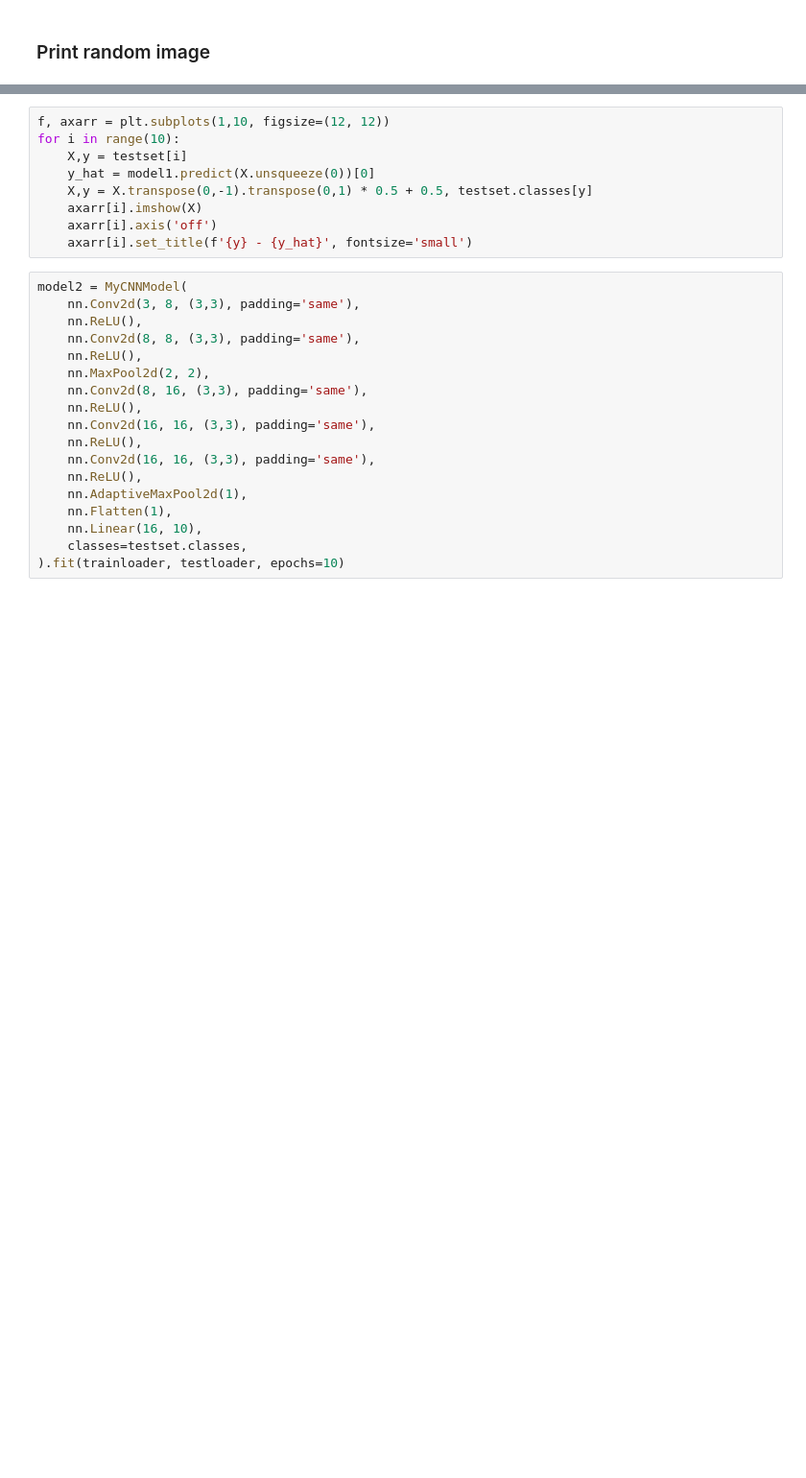
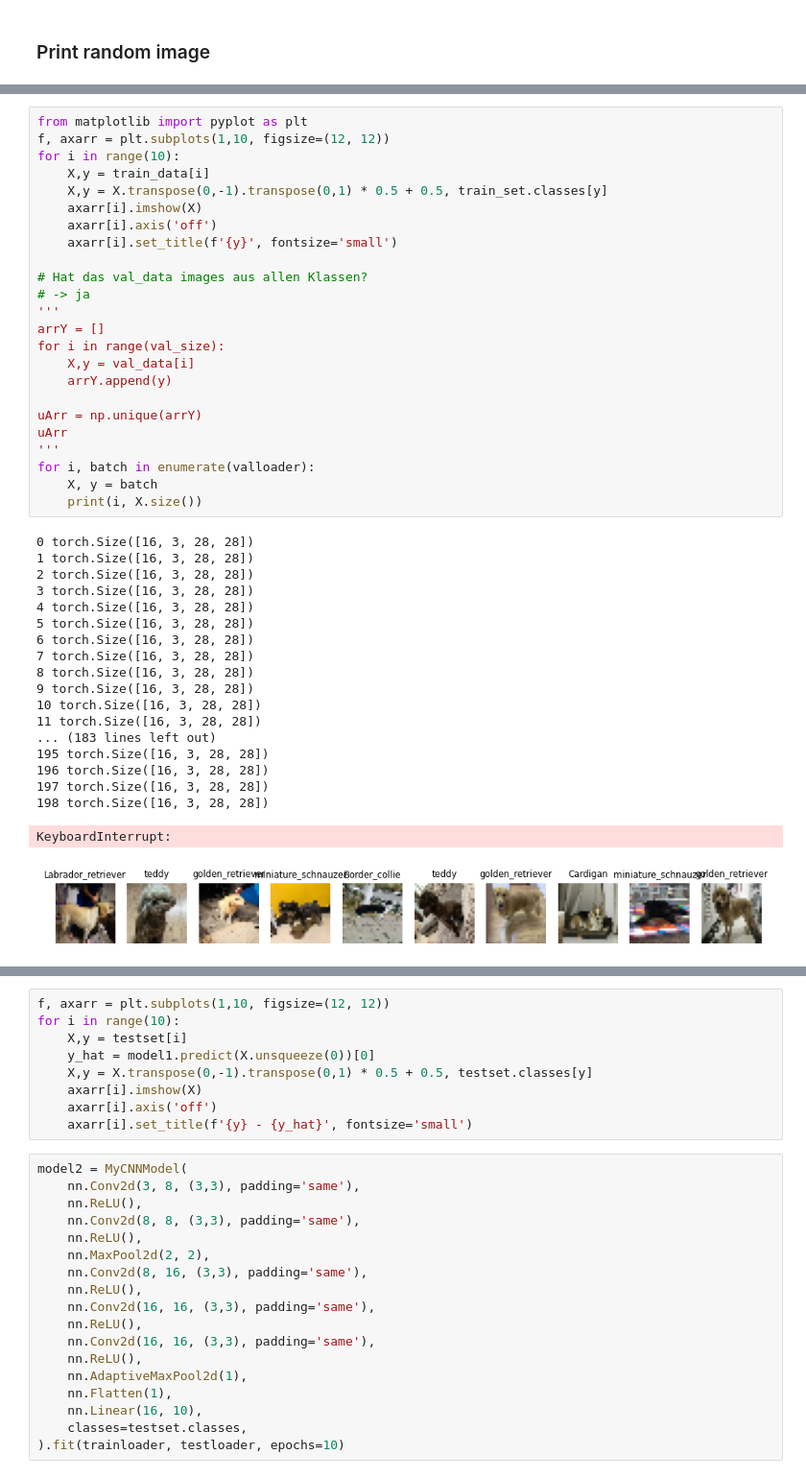
Before and after one commit to ChrisKnaden/convolutional_neural_network, a Jupyter notebook: cnn.ipynb, the cells around one changed output, grey strips where cells are left out. Shown at 96% size. Saved outputs shown, nothing was run; the diff lists cells and outputs as text; blank space fills up the shorter version.

```diff
--- a/cnn.ipynb
+++ b/cnn.ipynb
@@ -74,3 +81,47 @@ Label : African_hunting_dog
+# %%
+from matplotlib import pyplot as plt
+f, axarr = plt.subplots(1,10, figsize=(12, 12))
+for i in range(10):
+    X,y = train_data[i]
+    X,y = X.transpose(0,-1).transpose(0,1) * 0.5 + 0.5, train_set.classes[y]
+    axarr[i].imshow(X)
+    axarr[i].axis('off')
+    axarr[i].set_title(f'{y}', fontsize='small')
+
+# Hat das val_data images aus allen Klassen?
+# -> ja
+'''
+arrY = []
+for i in range(val_size):
+    X,y = val_data[i]
+    arrY.append(y)
+
+uArr = np.unique(arrY)
+uArr
+'''
+for i, batch in enumerate(valloader):
+    X, y = batch
+    print(i, X.size())
+# %% [output]
+0 torch.Size([16, 3, 28, 28])
+1 torch.Size([16, 3, 28, 28])
+2 torch.Size([16, 3, 28, 28])
+3 torch.Size([16, 3, 28, 28])
+4 torch.Size([16, 3, 28, 28])
+5 torch.Size([16, 3, 28, 28])
+6 torch.Size([16, 3, 28, 28])
+7 torch.Size([16, 3, 28, 28])
+8 torch.Size([16, 3, 28, 28])
+9 torch.Size([16, 3, 28, 28])
+10 torch.Size([16, 3, 28, 28])
+11 torch.Size([16, 3, 28, 28])
+... (183 lines left out)
+195 torch.Size([16, 3, 28, 28])
+196 torch.Size([16, 3, 28, 28])
+197 torch.Size([16, 3, 28, 28])
+198 torch.Size([16, 3, 28, 28])
+KeyboardInterrupt:
+[figure, added]
 # %%
 from tqdm import tqdm
 import sys
```
Also changed, not shown: parts of 6 cells of this notebook.
